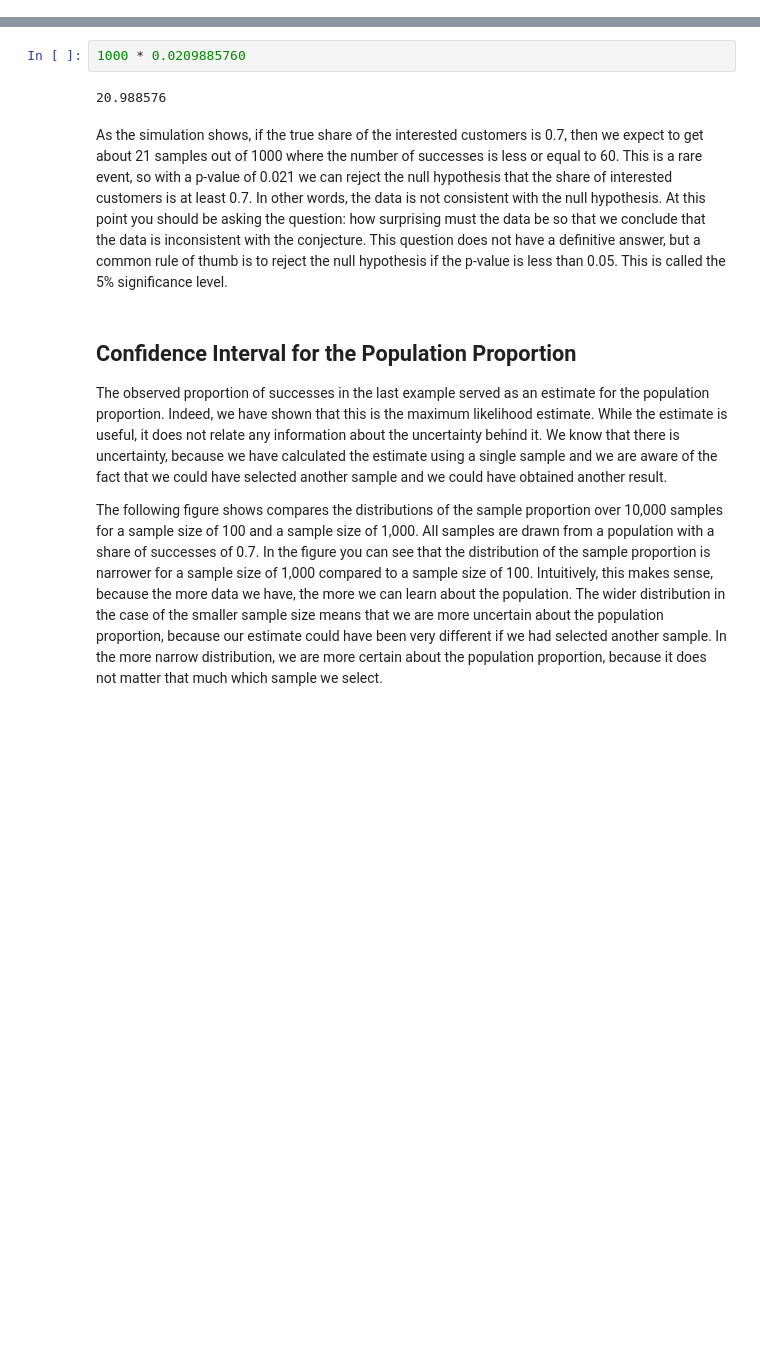
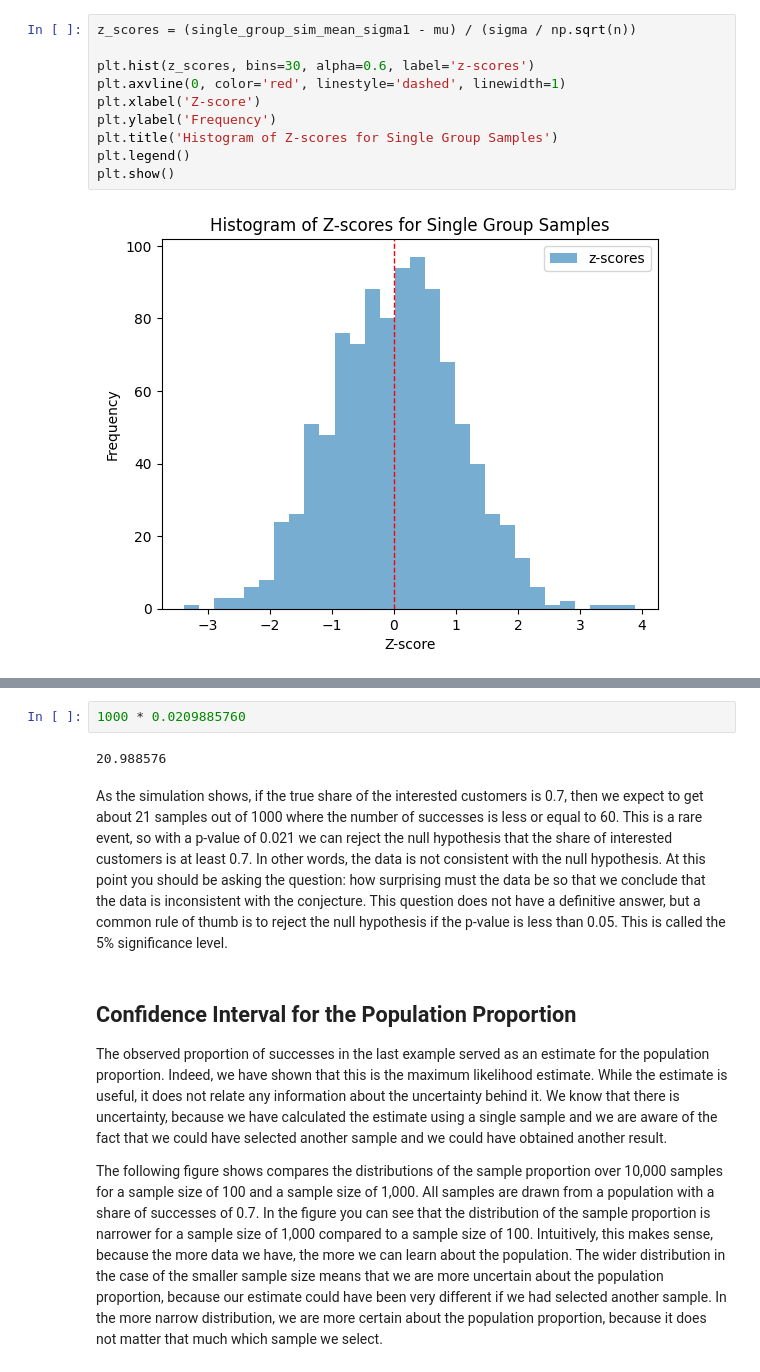
Before and after one commit to febse/stat2025, a Jupyter notebook: 14-Testing.ipynb, the cells around one changed output, grey strips where cells are left out. Saved outputs shown, nothing was run; the diff lists cells and outputs as text; blank space fills up the shorter version.

```diff
--- a/14-Testing.ipynb
+++ b/14-Testing.ipynb
@@ -45,0 +120,12 @@ It is cumbersome to calculate this sum by hand, so we will use the computer. In
+# %%
+z_scores = (single_group_sim_mean_sigma1 - mu) / (sigma / np.sqrt(n))
+
+plt.hist(z_scores, bins=30, alpha=0.6, label='z-scores')
+plt.axvline(0, color='red', linestyle='dashed', linewidth=1)
+plt.xlabel('Z-score')
+plt.ylabel('Frequency')
+plt.title('Histogram of Z-scores for Single Group Samples')
+plt.legend()
+plt.show()
+# %% [output]
+[figure, added]
```
Also changed, not shown: parts of 30 cells of this notebook, 1 other file.
